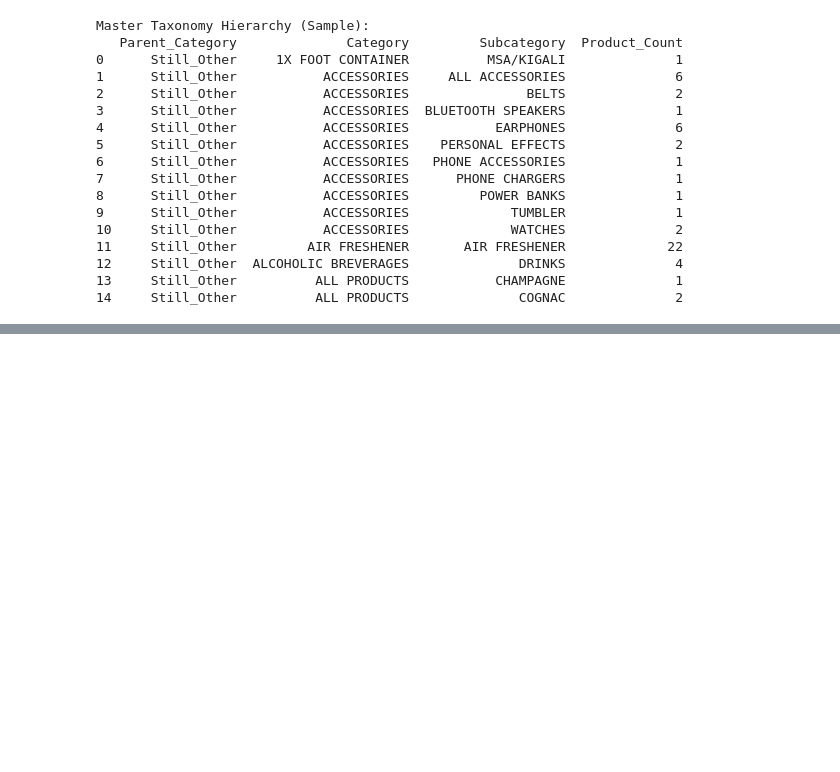
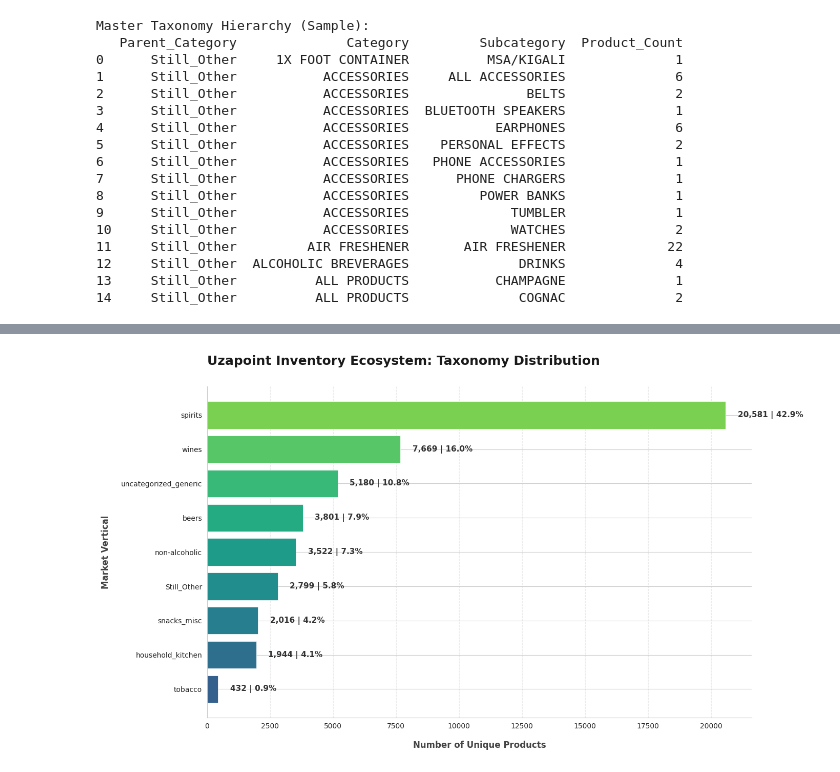
Before and after one commit to Ted-star7/Liquor-store-data-segregation, a Jupyter notebook: Liquor_store_data_segregation.ipynb, the cells around one changed output, grey strips where cells are left out. Cells and saved outputs as stored; diff of their text form; code cells hidden in the pictures; blank space fills up the shorter version.

```diff
--- a/Liquor_store_data_segregation.ipynb
+++ b/Liquor_store_data_segregation.ipynb
@@ -826,0 +922,50 @@ Master Taxonomy Hierarchy (Sample):
+# %%
+import matplotlib.pyplot as plt
+import numpy as np
+
+# 1. Prepare data - Sort it so the largest category is at the top
+category_counts = df['Parent_Category'].value_counts().sort_values(ascending=True)
+total_records = len(df)
+
+# 2. Set the aesthetic style using Matplotlib's built-in parameters
+plt.rcParams['font.family'] = 'sans-serif'
+plt.figure(figsize=(14, 8), dpi=100)
+ax = plt.subplot(111)
+
+# 3. Create a color gradient (from the 'viridis' or 'magma' colormap)
+colors = plt.cm.viridis(np.linspace(0.3, 0.8, len(category_counts)))
+
+# 4. Create horizontal bar chart
+bars = ax.barh(category_counts.index, category_counts.values, color=colors, edgecolor='white', linewidth=0.5)
+
+# 5. Add clean data labels with bold percentages
+for i, v in enumerate(category_counts.values):
+    percentage = (v / total_records) * 100
+    # Add the text slightly to the right of the bar
+    ax.text(v + (total_records * 0.01), i,
+            f'{v:,} | {percentage:.1f}%',
+            va='center',
+            fontsize=11,
+            fontweight='bold',
+            color='#333333')
+
+# 6. Title and Axis Styling
+plt.title('Uzapoint Inventory Ecosystem: Taxonomy Distribution',
+          fontsize=18, fontweight='bold', pad=30, loc='left', color='#1a1a1a')
+plt.xlabel('Number of Unique Products', fontsize=12, fontweight='bold', labelpad=15, color='#444444')
+plt.ylabel('Market Vertical', fontsize=12, fontweight='bold', labelpad=15, color='#444444')
+
+# 7. Clean up the "Spines" (The box around the chart)
+ax.spines['top'].set_visible(False)
+ax.spines['right'].set_visible(False)
+ax.spines['bottom'].set_color('#CCCCCC')
+ax.spines['left'].set_color('#CCCCCC')
+
+# 8. Add a subtle vertical grid for easier reading of scale
+ax.xaxis.grid(True, linestyle='--', alpha=0.6, color='#DDDDDD')
+ax.set_axisbelow(True) # Ensure grid is behind bars
+
+plt.tight_layout()
+plt.show()
+# %% [output]
+[figure, added]
```
Also changed, not shown: parts of 21 cells of this notebook.
